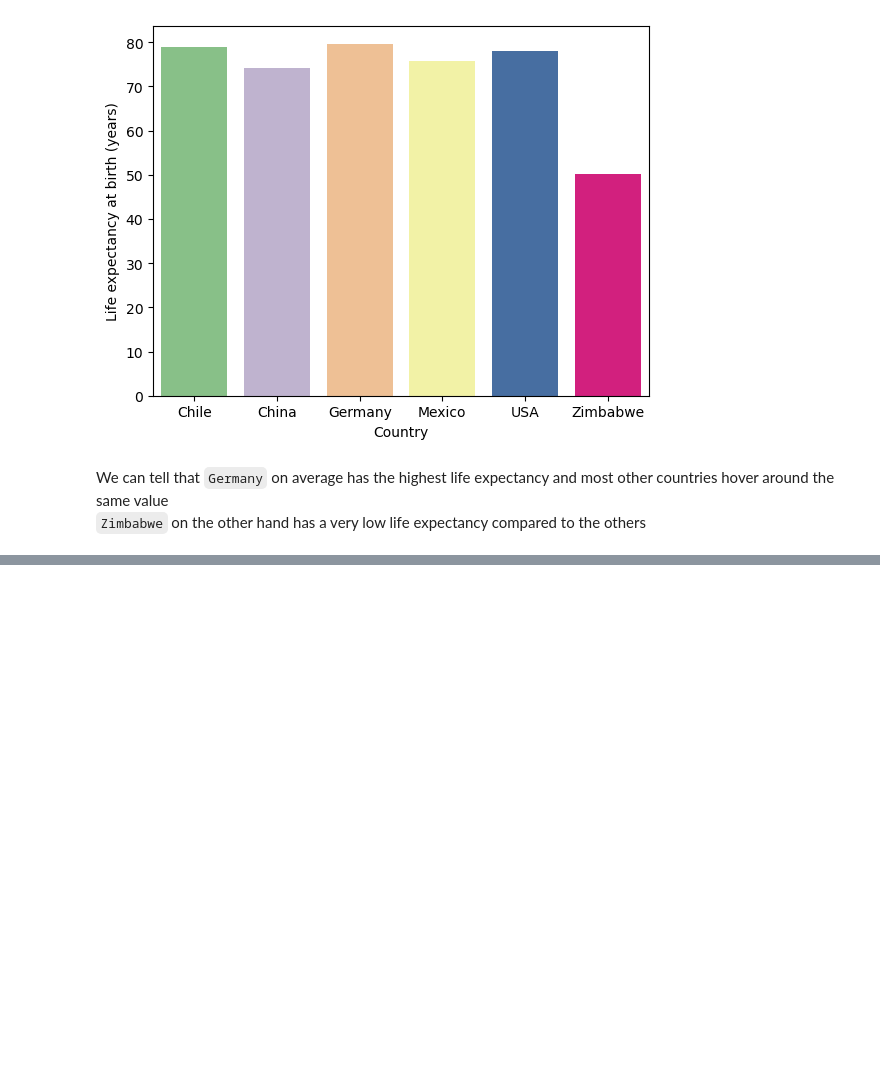
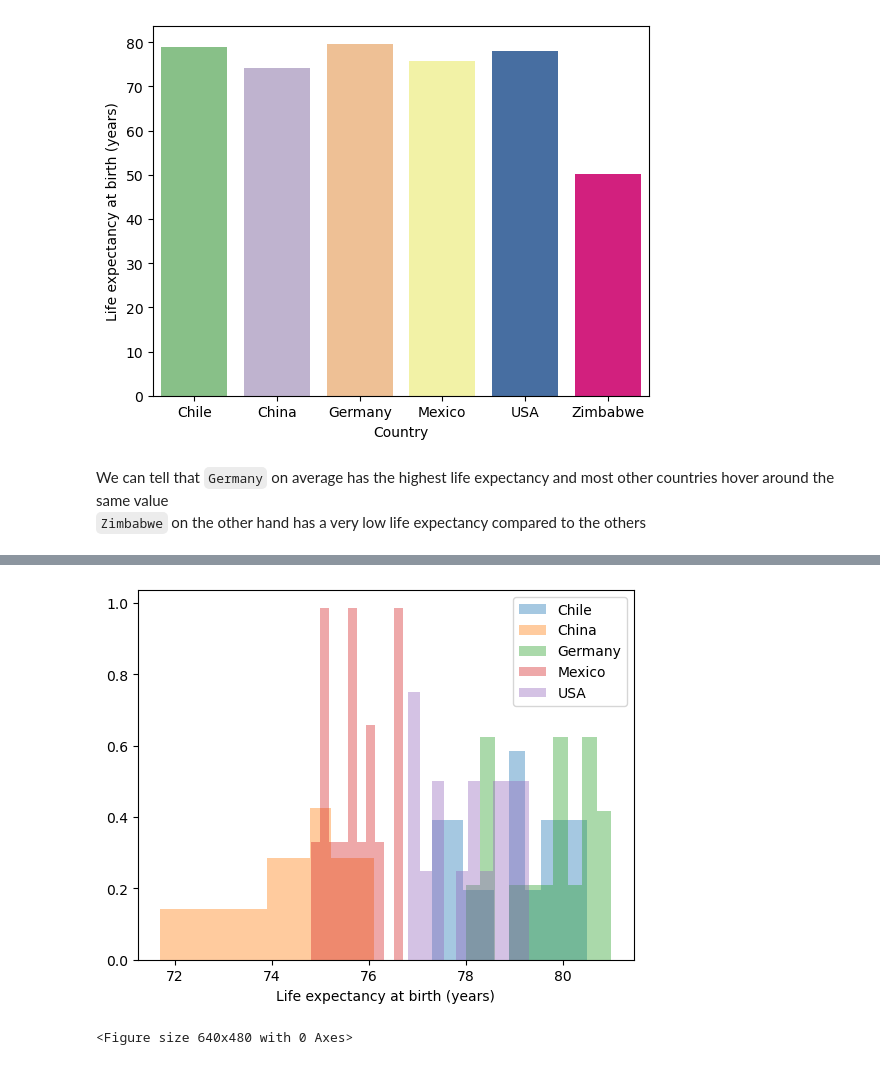
Before and after one commit to des-afari/Life-Expectancy-and-GDP-Starter, a Jupyter notebook: life_expectancy_gdp.ipynb, the cells around one changed output, grey strips where cells are left out. Saved outputs shown, nothing was run; the diff lists cells and outputs as text; code cells hidden in the pictures; blank space fills up the shorter version.

```diff
--- a/life_expectancy_gdp.ipynb
+++ b/life_expectancy_gdp.ipynb
@@ -91,0 +109,18 @@ We can tell that `Germany` on average has the highest life expectancy and most o
+# %%
+### without zimbabwe
+plt.clf()
+
+plt.hist(x=df['Life expectancy at birth (years)'][df['Country'] == 'Chile'], alpha=0.4, density=True)
+plt.hist(x=df['Life expectancy at birth (years)'][df['Country'] == 'China'], alpha=0.4, density=True)
+plt.hist(x=df['Life expectancy at birth (years)'][df['Country'] == 'Germany'], alpha=0.4, density=True)
+plt.hist(x=df['Life expectancy at birth (years)'][df['Country'] == 'Mexico'], alpha=0.4, density=True)
+plt.hist(x=df['Life expectancy at birth (years)'][df['Country'] == 'United States of America'], alpha=0.4, density=True)
+
+plt.legend(['Chile', 'China', 'Germany', 'Mexico', 'USA', 'Zimbabwe'])
+plt.xlabel('Life expectancy at birth (years)')
+
+plt.show()
+plt.clf()
+# %% [output]
+[figure, added]
+<Figure size 640x480 with 0 Axes>
```
Also changed, not shown: parts of 2 cells of this notebook.
